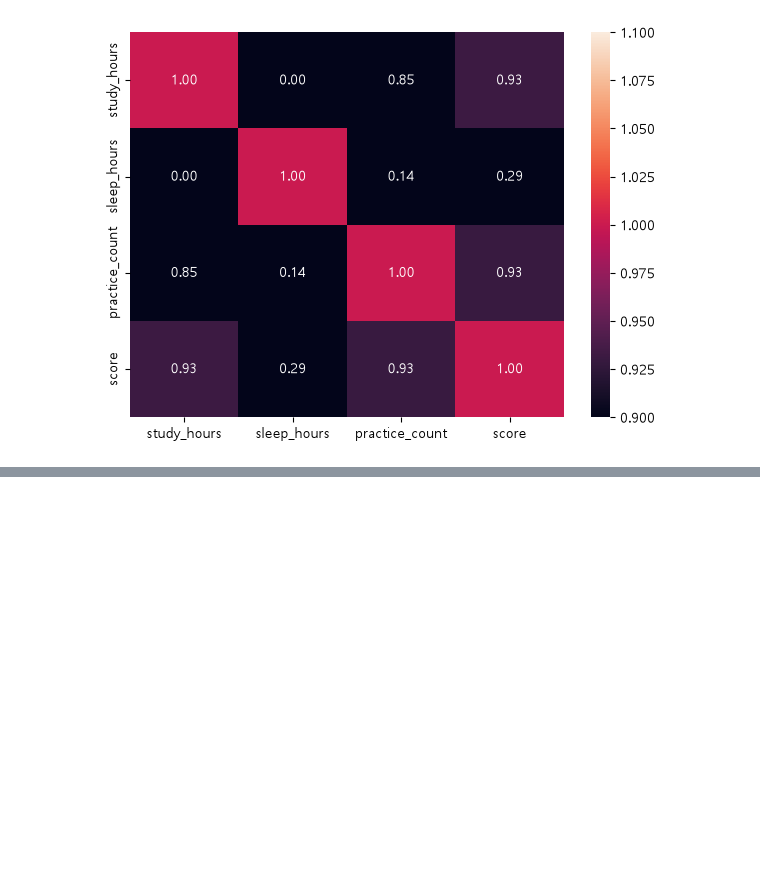
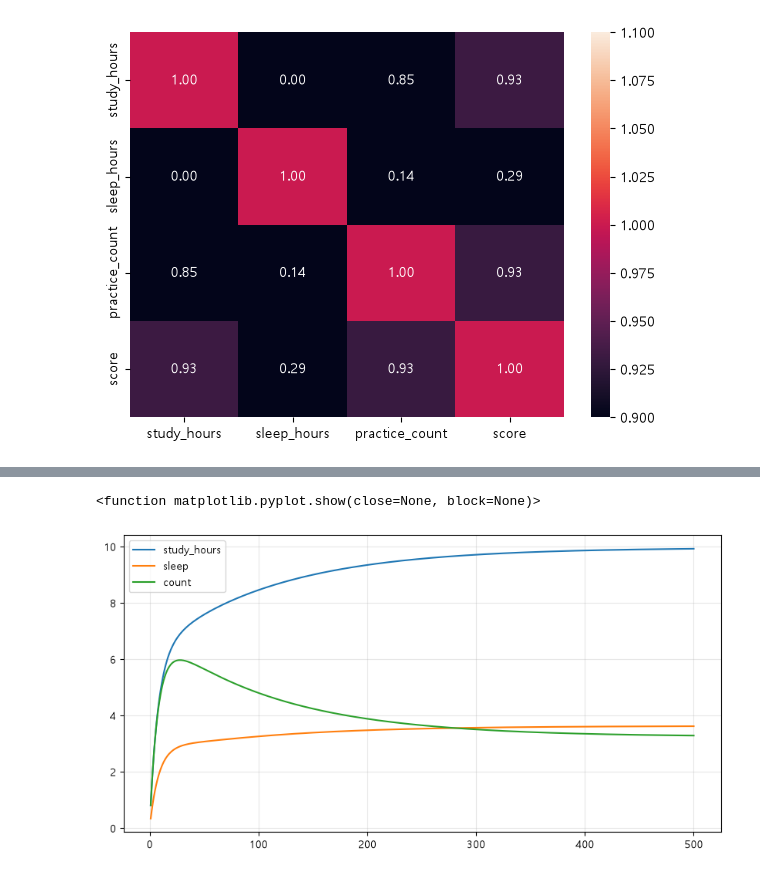
Before and after one commit to eldhel111-dev/26.11.26, a Jupyter notebook: 03_ml.ipynb, the cells around one changed output, grey strips where cells are left out. Cells and saved outputs as stored; diff of their text form; code cells hidden in the pictures; blank space fills up the shorter version.

```diff
--- a/03_ml.ipynb
+++ b/03_ml.ipynb
@@ -441,0 +662,18 @@ plt.show
+# %%
+# 뜻?
+from sklearn.preprocessing import StandardScaler
+
+# 표준화 객채 생성
+scaler = StandardScaler()
+
+# 학습 데이터에 대해 평균, 표준편차를 계산하고 데이터를 표준화(-1 ~ 0 ~ +1)
+X_train_scaled = scaler.fit_transform(X_train)
+
+X_test_scaled = scaler.transform(X_test)
+
+scaled_df = pd.DataFrame(
+    X_train_scaled,
+    columns=features
+)
+
+scaled_df.round(2)
@@ -441,0 +801,27 @@ plt.show
+# %%
+fig, axe = plt.subplots(figsize=(10,5))
+
+axe.plot(
+    history_df["epoch"],
+    history_df["w1"],
+    label="study_hours"
+)
+
+axe.plot(
+    history_df["epoch"],
+    history_df["w2"],
+    label="sleep"
+)
+
+axe.plot(
+    history_df["epoch"],
+    history_df["w3"],
+    label="count"
+)
+
+plt.legend()
+plt.grid(alpha=0.3)
+plt.show
+# %% [output]
+<function matplotlib.pyplot.show(close=None, block=None)>
+[figure, added]
```
Also changed, not shown: parts of 29 cells of this notebook, 5 other files.
